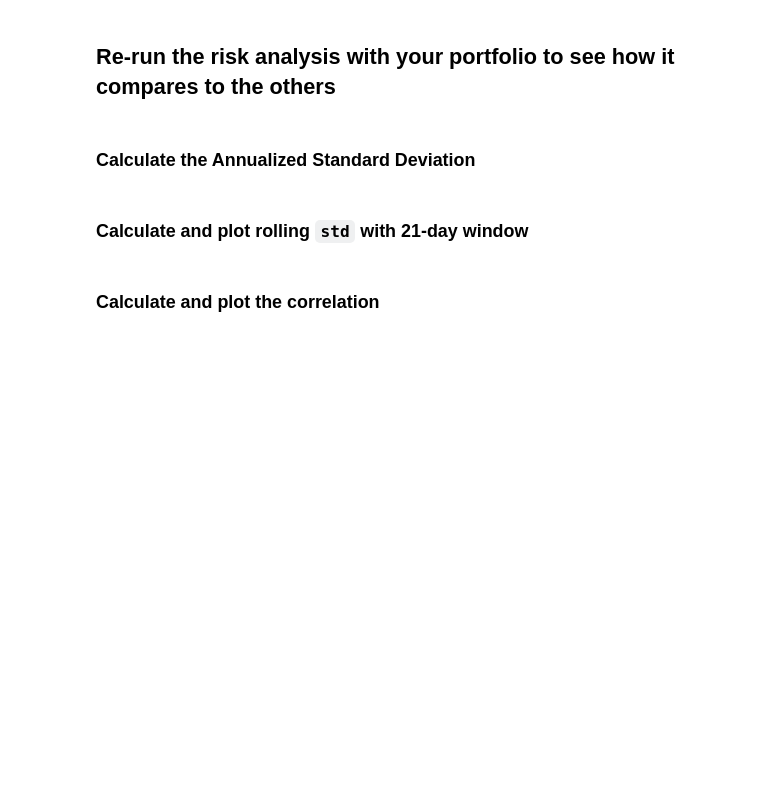
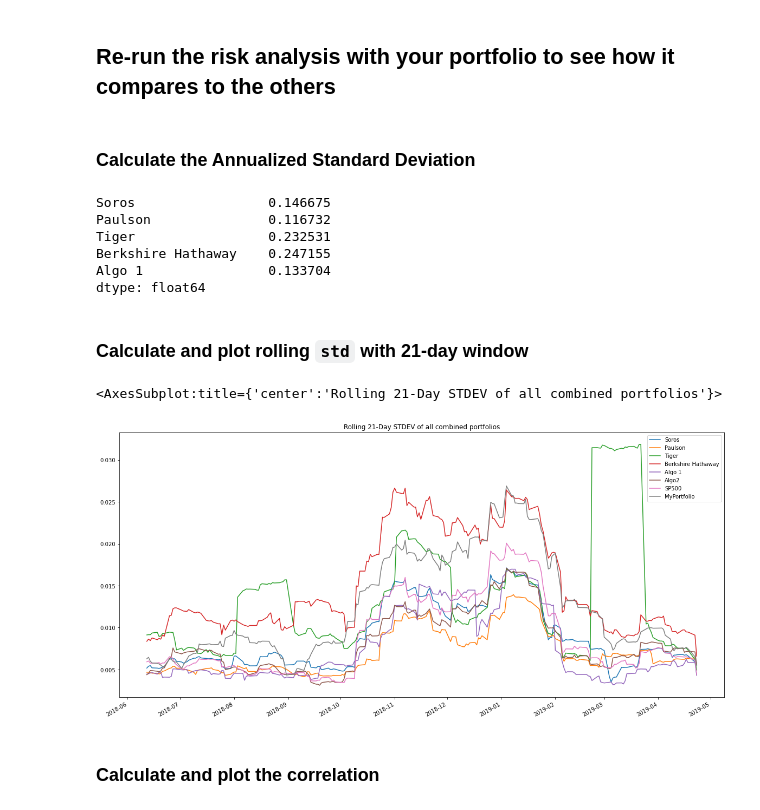
Before and after one commit to aquad789/HW3, a Jupyter notebook: whale_analysis_new.ipynb, the cells around one changed output. Cells and saved outputs as stored; diff of their text form; code cells hidden in the pictures; blank space fills up the shorter version.

```diff
--- a/whale_analysis_new.ipynb
+++ b/whale_analysis_new.ipynb
@@ -469,6 +462,7 @@ mystocks_daily_returns = mystocks_history.pct_change().dropna()
 #Drop NAs
 
 # Display sample data
+mystocks_daily_returns.sort_index(inplace=True)
 mystocks_daily_returns.head(5)
 # %% [output]
 |  | Apple | Google | Costco |
@@ -485,7 +479,12 @@ mystocks_daily_returns.head(5)
 weights = [1/3, 1/3, 1/3]
 
 # Calculate portfolio return
-mystocks_daily_return.dot
+myportfolio_daily_returns = mystocks_daily_returns.dot(weights)
+myportfolio_daily_returns_new =  myportfolio_daily_returns.dropna()
+myportfolio_daily_returns_new.columns = ['MyPortfolio']
+myportfolio_daily_returns_new.sort_index(inplace=True)
+
 
 # Display sample data
+myportfolio_daily_returns_new.head(5)
 # %% [output]
@@ -494,3 +499,6 @@ NameError: name 'mystocks_daily_return' is not defined
 ## Join your portfolio returns to the DataFrame that contains all of the portfolio returns
 # %%
 # Join your returns DataFrame to the original returns DataFrame
+all_combined_daily_returns = pd.concat([combined_daily_returns, myportfolio_daily_returns_new], axis="columns", join="inner")
+all_combined_daily_returns.columns = ['Soros', 'Paulson','Tiger', 'Berkshire Hathaway', 'Algo 1', 'Algo2', 'SP500', 'MyPortfolio']
+all_combined_daily_returns.head(5)
@@ -497,2 +512,4 @@ NameError: name 'mystocks_daily_return' is not defined
 # %%
 # Only compare dates where return data exists for all the stocks (drop NaNs)
+all_combined_daily_returns.dropna(inplace=True)
+all_combined_daily_returns.head(5)
@@ -502,6 +526,15 @@ NameError: name 'mystocks_daily_return' is not defined
 ### Calculate the Annualized Standard Deviation
 # %%
 # Calculate the annualized `std`
+all_combined_std = all_combined_daily_returns.std()*np.sqrt(252)
+all_combined_std.head(5)
+# %% [output]
+Soros                 0.146675
+Paulson               0.116732
+Tiger                 0.232531
+Berkshire Hathaway    0.247155
+Algo 1                0.133704
+dtype: float64
 # %% [markdown]
 ### Calculate and plot rolling `std` with 21-day window
 # %%
@@ -509,5 +543,14 @@ NameError: name 'mystocks_daily_return' is not defined
 
 # Plot rolling standard deviation
+# %%
+# Calculate the rolling standard deviation for all portfolios using a 21-day window
+all_combined_rolling_std = all_combined_daily_returns.rolling(window=21).std()
+
+# Plot the rolling standard deviation
+all_combined_rolling_std.plot(figsize=(20, 10), title='Rolling 21-Day STDEV of all combined portfolios')
+# %% [output]
+<AxesSubplot:title={'center':'Rolling 21-Day STDEV of all combined portfolios'}>
+[figure, added]
 # %% [markdown]
 ### Calculate and plot the correlation
 # %%
```
Also changed, not shown: parts of 13 cells of this notebook.
